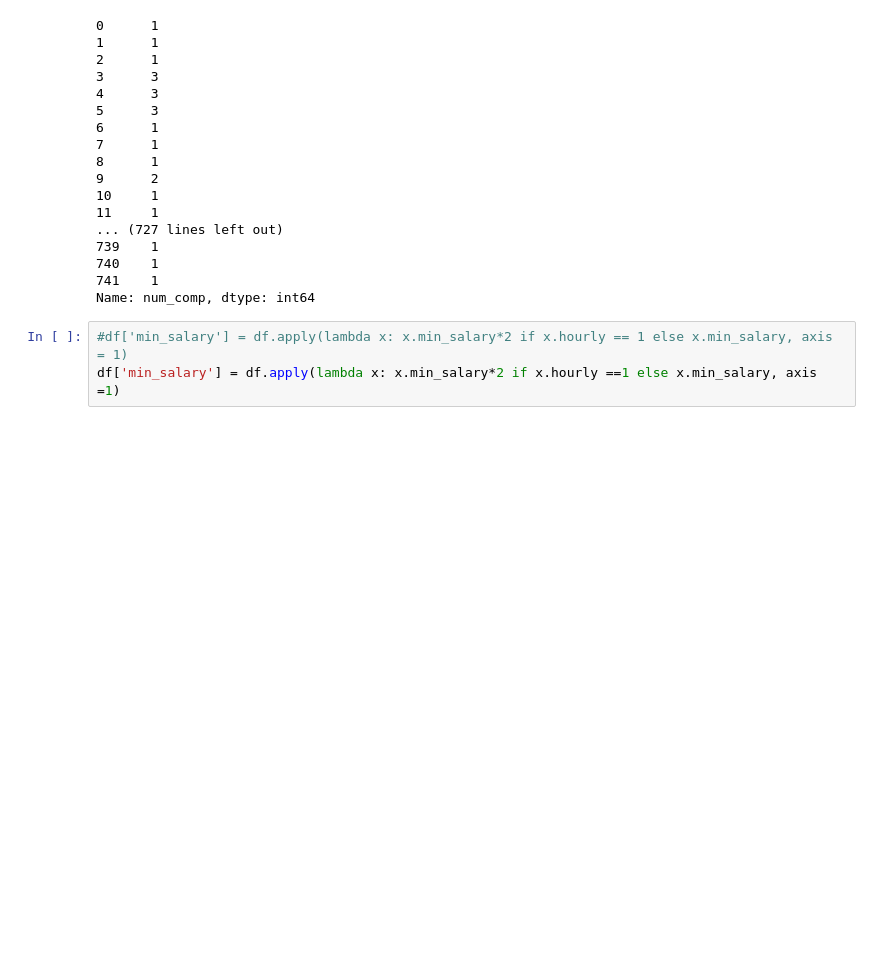
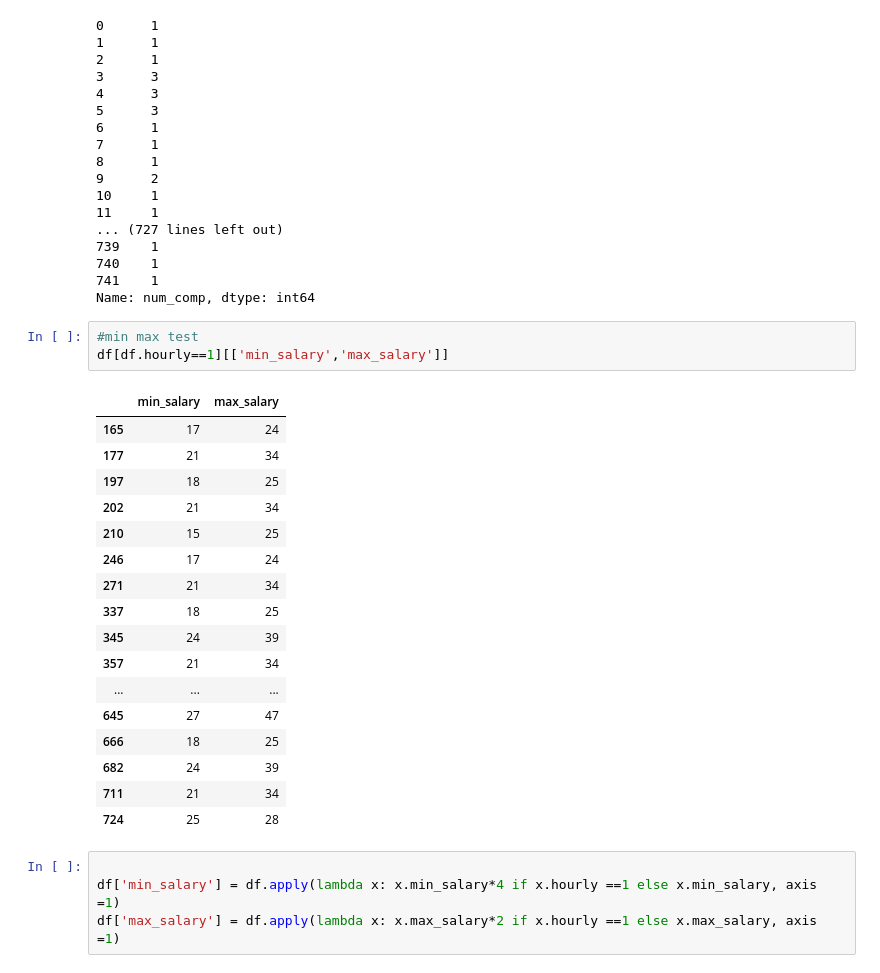
Before and after one commit to MarioRashadHUB/ds_project_refresh, a Jupyter notebook: data_eda.ipynb, the cells around one changed output. Cells and saved outputs as stored; diff of their text form; blank space fills up the shorter version.

```diff
--- a/data_eda.ipynb
+++ b/data_eda.ipynb
@@ -150,9 +150,31 @@ df.num_comp
 740    1
 741    1
 Name: num_comp, dtype: int64
+# %%
+#min max test
+df[df.hourly==1][['min_salary','max_salary']]
+# %% [output]
+|  | min_salary | max_salary |
+| 165 | 17 | 24 |
+| 177 | 21 | 34 |
+| 197 | 18 | 25 |
+| 202 | 21 | 34 |
+| 210 | 15 | 25 |
+| 246 | 17 | 24 |
+| 271 | 21 | 34 |
+| 337 | 18 | 25 |
+| 345 | 24 | 39 |
+| 357 | 21 | 34 |
+| ... | ... | ... |
+| 645 | 27 | 47 |
+| 666 | 18 | 25 |
+| 682 | 24 | 39 |
+| 711 | 21 | 34 |
+| 724 | 25 | 28 |
 # %%
-#df['min_salary'] = df.apply(lambda x: x.min_salary*2 if x.hourly == 1 else x.min_salary, axis = 1)
-df['min_salary'] = df.apply(lambda x: x.min_salary*2 if x.hourly ==1 else x.min_salary, axis =1)
+
+df['min_salary'] = df.apply(lambda x: x.min_salary*4 if x.hourly ==1 else x.min_salary, axis =1)
+df['max_salary'] = df.apply(lambda x: x.max_salary*2 if x.hourly ==1 else x.max_salary, axis =1)
 # %%
 df[df.hourly == 1][['hourly','min_salary','max_salary']]
 # %% [output]
```
Also changed, not shown: parts of 1 cell of this notebook, 2 other files.
